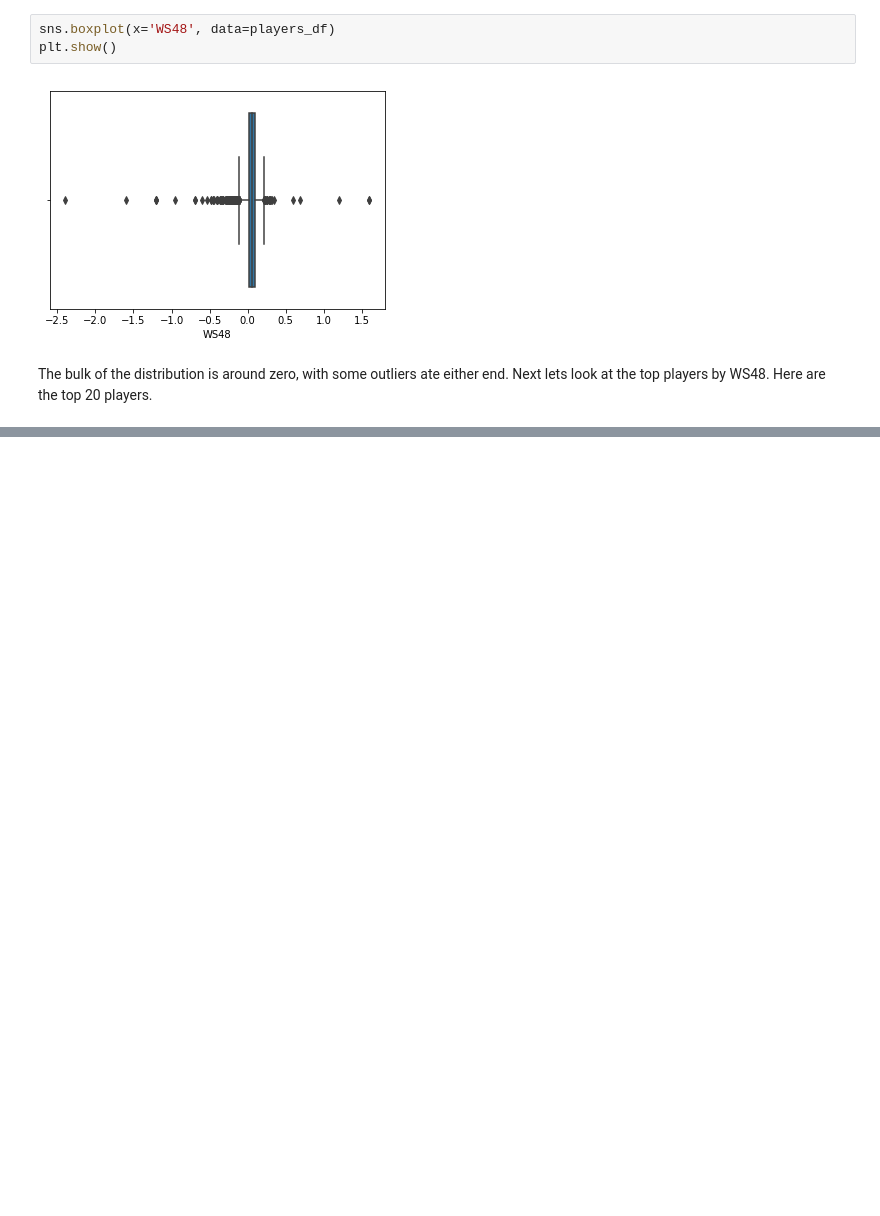
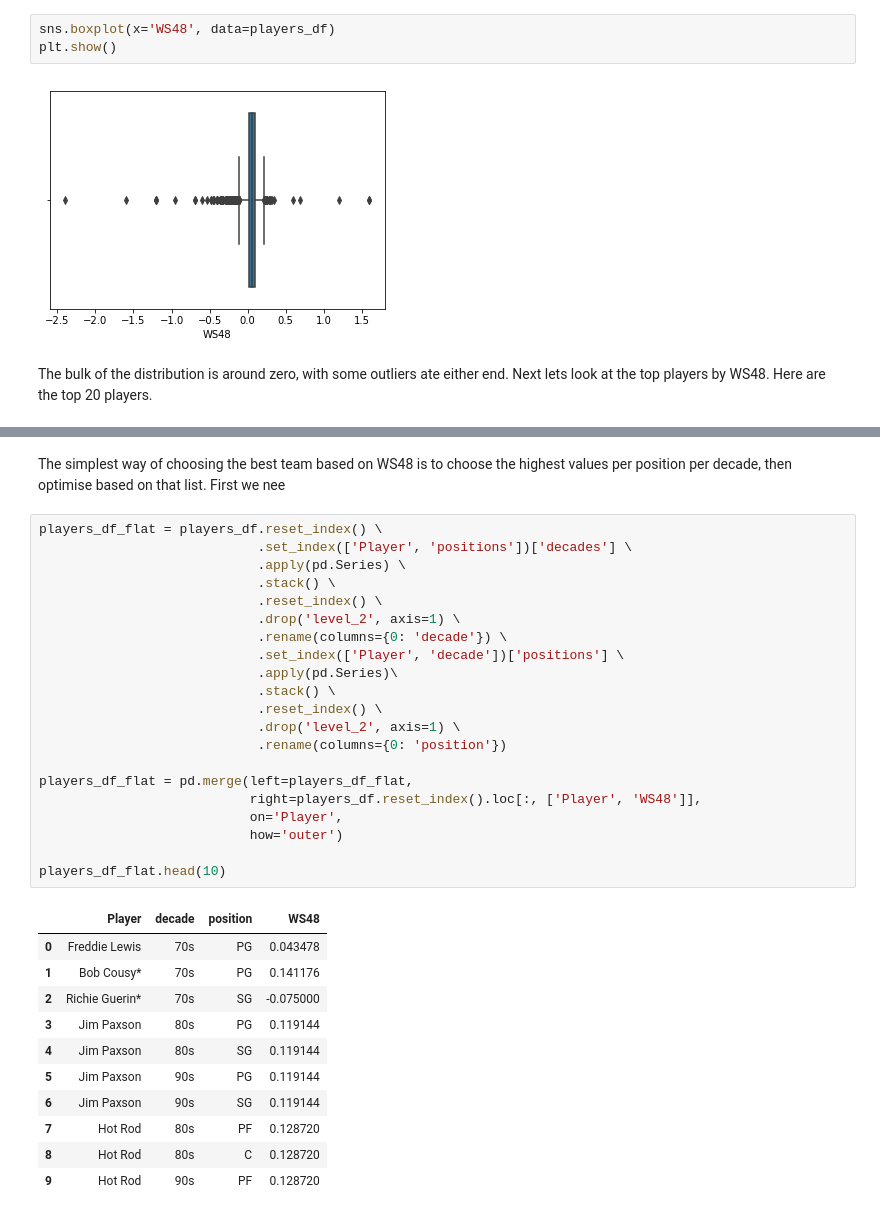
Before and after one commit to tmacdwh1986/kaggle-nba-player-stats, a Jupyter notebook: notebooks/2.0-PH-team-selection.ipynb, the cells around one changed output, grey strips where cells are left out. Cells and saved outputs as stored; diff of their text form; blank space fills up the shorter version.

```diff
--- a/notebooks/2.0-PH-team-selection.ipynb
+++ b/notebooks/2.0-PH-team-selection.ipynb
@@ -97,0 +95,35 @@ players_df.sort_values(by='WS48', ascending=False).iloc[:20, 6:]
+# %% [markdown]
+The simplest way of choosing the best team based on WS48 is to choose the highest values per position per decade, then optimise based on that list. First we nee
+# %%
+players_df_flat = players_df.reset_index() \
+                            .set_index(['Player', 'positions'])['decades'] \
+                            .apply(pd.Series) \
+                            .stack() \
+                            .reset_index() \
+                            .drop('level_2', axis=1) \
+                            .rename(columns={0: 'decade'}) \
+                            .set_index(['Player', 'decade'])['positions'] \
+                            .apply(pd.Series)\
+                            .stack() \
+                            .reset_index() \
+                            .drop('level_2', axis=1) \
+                            .rename(columns={0: 'position'})
+
+players_df_flat = pd.merge(left=players_df_flat,
+                           right=players_df.reset_index().loc[:, ['Player', 'WS48']],
+                           on='Player',
+                           how='outer')
+
+players_df_flat.head(10)
+# %% [output]
+|  | Player | decade | position | WS48 |
+| 0 | Freddie Lewis | 70s | PG | 0.043478 |
+| 1 | Bob Cousy* | 70s | PG | 0.141176 |
+| 2 | Richie Guerin* | 70s | SG | -0.075000 |
+| 3 | Jim Paxson | 80s | PG | 0.119144 |
+| 4 | Jim Paxson | 80s | SG | 0.119144 |
+| 5 | Jim Paxson | 90s | PG | 0.119144 |
+| 6 | Jim Paxson | 90s | SG | 0.119144 |
+| 7 | Hot Rod | 80s | PF | 0.128720 |
+| 8 | Hot Rod | 80s | C | 0.128720 |
+| 9 | Hot Rod | 90s | PF | 0.128720 |
```
Also changed, not shown: parts of 4 cells of this notebook.
